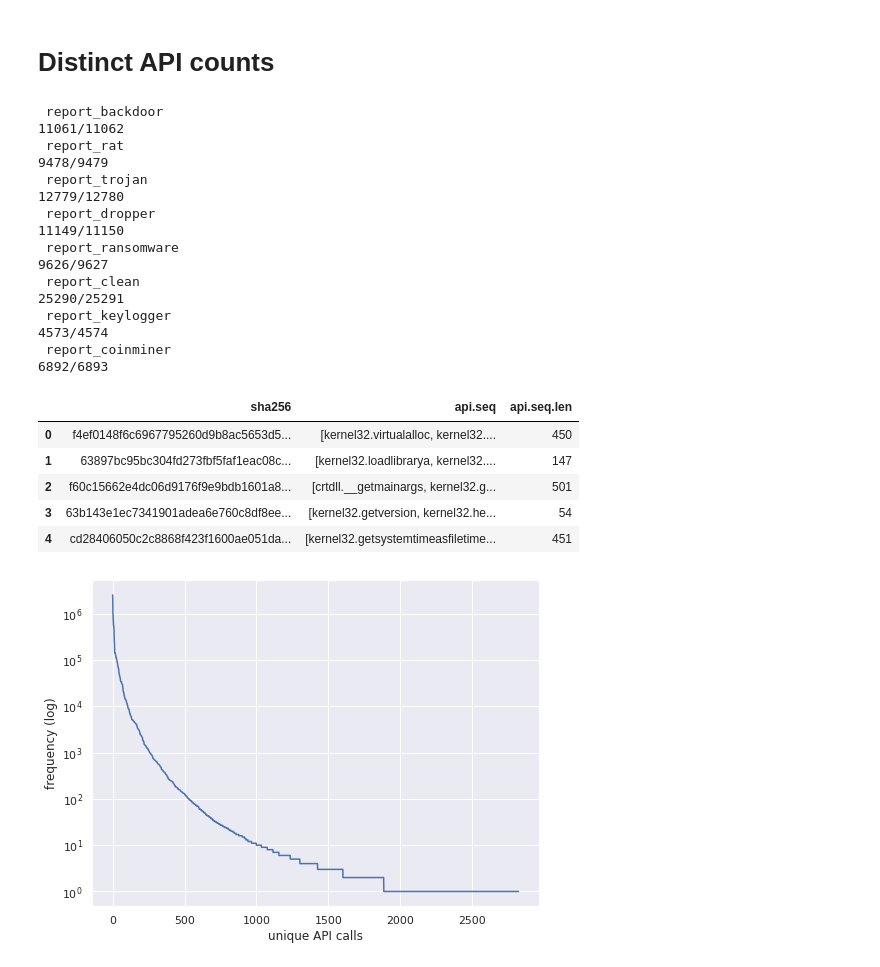
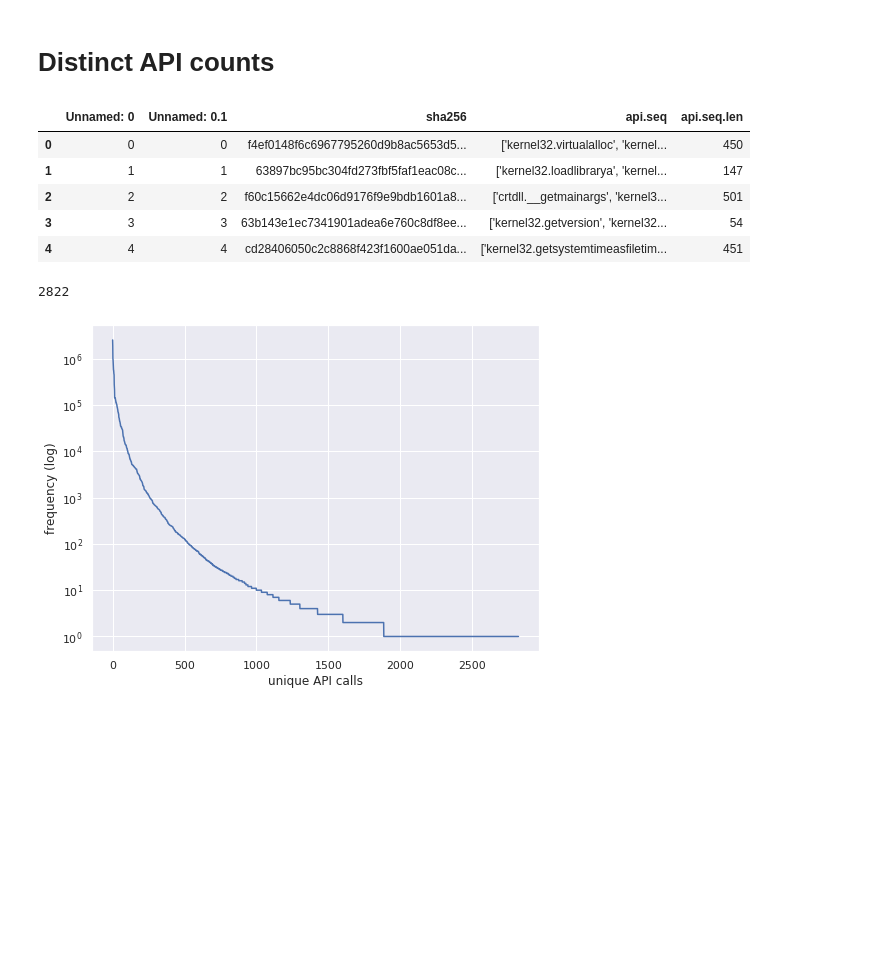
Before and after one commit to dtrizna/quo.vadis, a Jupyter notebook: data/emulation.dataset/analysis/eda.ipynb, the cells around one changed output. Saved outputs shown, nothing was run; the diff lists cells and outputs as text; code cells hidden in the pictures; blank space fills up the shorter version.

```diff
--- a/data/emulation.dataset/analysis/eda.ipynb
+++ b/data/emulation.dataset/analysis/eda.ipynb
@@ -99,40 +94,33 @@ from utils.functions import flatten
 # %%
-report_apiseqlist = []
-for folder in os.listdir(".."):
-    if folder.startswith("report_"):
-        print("\n",folder)
-        files = os.listdir("../"+folder)
-        reports = [x for x in files if x.endswith("json")]
-        for i,report in enumerate(reports):
-            print(f"{i}/{len(reports)}", end="\r")
-            report_apiseqlist.append(report_to_apiseq("../"+folder+"/"+report))
+import sys, ast
+sys.path.append("../../../")
+#from preprocessing.reports import report_to_apiseq
+from utils.functions import flatten
 
-df = pd.DataFrame(report_apiseqlist)
-del report_apiseqlist
+# report_apiseqlist = []
+# for folder in os.listdir(".."):
+#     if folder.startswith("report_"):
+#         print("\n",folder)
+#         files = os.listdir("../"+folder)
+#         reports = [x for x in files if x.endswith("json")]
+#         for i,report in enumerate(reports):
+#             print(f"{i}/{len(reports)}", end="\r")
+#             report_apiseqlist.append(report_to_apiseq("../"+folder+"/"+report))
+
+# df = pd.DataFrame(report_apiseqlist)
+# df["api.seq"] = df["api.seq"].apply(lambda x: ast.literal_eval(x))
+# df.to_csv("apiseqdf.csv", index=False)
+# del report_apiseqlist
+
+df = pd.read_csv("apiseqdf.csv")
 df.head()
 # %% [output]
- report_backdoor
-11061/11062
- report_rat
-9478/9479
- report_trojan
-12779/12780
- report_dropper
-11149/11150
- report_ransomware
-9626/9627
- report_clean
-25290/25291
- report_keylogger
-4573/4574
- report_coinminer
-6892/6893
-|  | sha256 | api.seq | api.seq.len |
-| 0 | f4ef0148f6c6967795260d9b8ac5653d5... | [kernel32.virtualalloc, kernel32.... | 450 |
-| 1 | 63897bc95bc304fd273fbf5faf1eac08c... | [kernel32.loadlibrarya, kernel32.... | 147 |
-| 2 | f60c15662e4dc06d9176f9e9bdb1601a8... | [crtdll.__getmainargs, kernel32.g... | 501 |
-| 3 | 63b143e1ec7341901adea6e760c8df8ee... | [kernel32.getversion, kernel32.he... | 54 |
-| 4 | cd28406050c2c8868f423f1600ae051da... | [kernel32.getsystemtimeasfiletime... | 451 |
+|  | Unnamed: 0 | Unnamed: 0.1 | sha256 | api.seq | api.seq.len |
+| 0 | 0 | 0 | f4ef0148f6c6967795260d9b8ac5653d5... | ['kernel32.virtualalloc', 'kernel... | 450 |
+| 1 | 1 | 1 | 63897bc95bc304fd273fbf5faf1eac08c... | ['kernel32.loadlibrarya', 'kernel... | 147 |
+| 2 | 2 | 2 | f60c15662e4dc06d9176f9e9bdb1601a8... | ['crtdll.__getmainargs', 'kernel3... | 501 |
+| 3 | 3 | 3 | 63b143e1ec7341901adea6e760c8df8ee... | ['kernel32.getversion', 'kernel32... | 54 |
+| 4 | 4 | 4 | cd28406050c2c8868f423f1600ae051da... | ['kernel32.getsystemtimeasfiletim... | 451 |
 # %%
 from collections import Counter
 apicounts = Counter(flatten(df["api.seq"].values))
@@ -140,3 +129,7 @@ values = [x[1] for x in apicounts.most_common()]
+# %%
+len(unique_apis)
+# %% [output]
+2822
 # %%
 plt.figure(figsize=(8,6))
 plt.plot(values)
```
Also changed, not shown: parts of 16 cells of this notebook, 2 other files.
